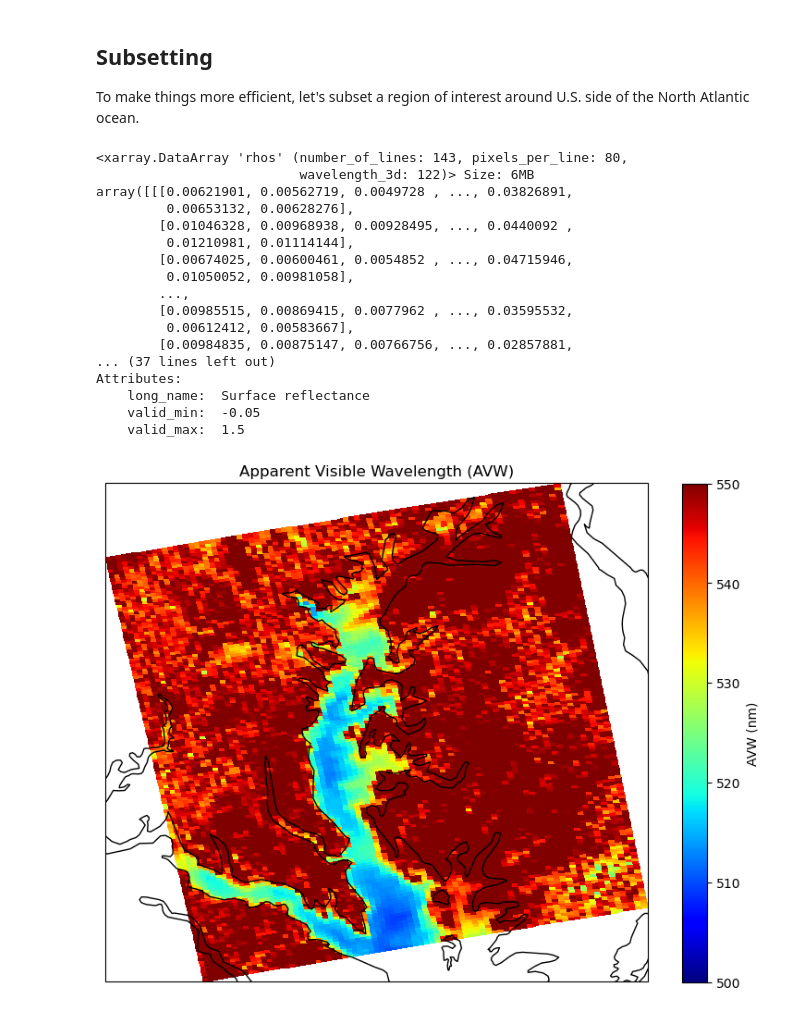
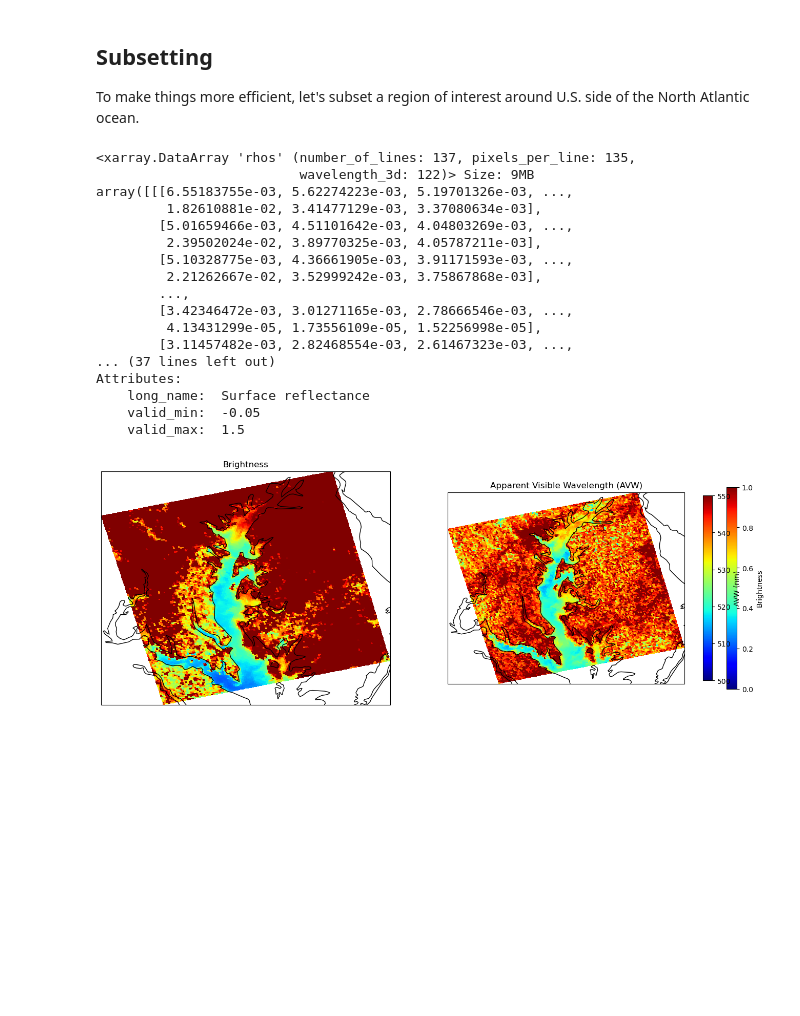
Before and after one commit to fish-pace/2026-proj-phyto-community-structure, a Jupyter notebook: contributor_folders/Shelly/AVW_fromRhos.ipynb, the cells around one changed output. Saved outputs shown, nothing was run; the diff lists cells and outputs as text; code cells hidden in the pictures; blank space fills up the shorter version.

Commit message:
Added brightness from Rhos

```diff
--- a/contributor_folders/Shelly/AVW_fromRhos.ipynb
+++ b/contributor_folders/Shelly/AVW_fromRhos.ipynb
@@ -21,7 +21,7 @@ bbox = (-76.903, 37.873, -75.608, 39.659)
 import xarray as xr
 results = earthaccess.search_data(
     short_name = "PACE_OCI_L2_SFREFL",
-    temporal = ("2024-08-27", "2024-08-27"),
+    temporal = ("2025-07-22", "2025-07-22"),
     bounding_box = bbox
 )
 fileset = earthaccess.open(results);
@@ -114,18 +114,18 @@ lon_bounds = slice(
 rhos_subset = squared_rhos_array.isel(number_of_lines=lat_bounds, pixels_per_line=lon_bounds)
 rhos_subset
 # %% [output]
-<xarray.DataArray 'rhos' (number_of_lines: 143, pixels_per_line: 80,
-                          wavelength_3d: 122)> Size: 6MB
-array([[[0.00621901, 0.00562719, 0.0049728 , ..., 0.03826891,
-         0.00653132, 0.00628276],
-        [0.01046328, 0.00968938, 0.00928495, ..., 0.0440092 ,
-         0.01210981, 0.01114144],
-        [0.00674025, 0.00600461, 0.0054852 , ..., 0.04715946,
-         0.01050052, 0.00981058],
+<xarray.DataArray 'rhos' (number_of_lines: 137, pixels_per_line: 135,
+                          wavelength_3d: 122)> Size: 9MB
+array([[[6.55183755e-03, 5.62274223e-03, 5.19701326e-03, ...,
+         1.82610881e-02, 3.41477129e-03, 3.37080634e-03],
+        [5.01659466e-03, 4.51101642e-03, 4.04803269e-03, ...,
+         2.39502024e-02, 3.89770325e-03, 4.05787211e-03],
+        [5.10328775e-03, 4.36661905e-03, 3.91171593e-03, ...,
+         2.21262667e-02, 3.52999242e-03, 3.75867868e-03],
         ...,
-        [0.00985515, 0.00869415, 0.0077962 , ..., 0.03595532,
-         0.00612412, 0.00583667],
-        [0.00984835, 0.00875147, 0.00766756, ..., 0.02857881,
+        [3.42346472e-03, 3.01271165e-03, 2.78666546e-03, ...,
+         4.13431299e-05, 1.73556109e-05, 1.52256998e-05],
+        [3.11457482e-03, 2.82468554e-03, 2.61467323e-03, ...,
 ... (37 lines left out)
 Attributes:
     long_name:  Surface reflectance
@@ -140,35 +140,39 @@ rhos_subset_range = rhos_subset.sel(wavelength_3d=slice(400, 700))
 
 # Compute AVW: sum(Rrs) / sum(Rrs / wavelength)
 avw = rhos_subset_range.sum(dim='wavelength_3d') / (rhos_subset_range / rhos_subset_range['wavelength_3d']).sum(dim='wavelength_3d')
+brightness = rhos_subset_range.integrate(coord='wavelength_3d').compute()
 # %%
-# User-defined AVW range
+# User-defined AVW range, brightness
 avw_min = 500
 avw_max = 550
+b_min = 0
+b_max = 1.0
 
 
-#fig, (ax1, ax2) = plt.subplots(1, 2, figsize=(16, 7), subplot_kw={'projection': ccrs.PlateCarree()})
-fig, (ax2) = plt.subplots(1, figsize=(16, 7), subplot_kw={'projection': ccrs.PlateCarree()})
+fig, (ax1, ax2) = plt.subplots(1, 2, figsize=(16, 7), subplot_kw={'projection': ccrs.PlateCarree()})
+#fig, (ax2) = plt.subplots(1, figsize=(16, 7), subplot_kw={'projection': ccrs.PlateCarree()})
 
 # Class map
 colors = plt.cm.jet(np.linspace(0, 1, 23))
 cmap_classes = ListedColormap(colors)
 boundaries = np.arange(1, 25)  # 23 classes → 24 boundaries
 norm_classes = BoundaryNorm(boundaries, ncolors=23, clip=True)
 
-#c1 = ax1.pcolormesh(class_map.lon, class_map.lat, class_map, cmap=cmap_classes, norm=norm_classes, shading='auto')
-#ax1.coastlines()
-#ax1.set_title('Optical Water Class')
-#cbar1 = plt.colorbar(c1, ax=ax1, ticks=np.arange(1, 24), fraction=0.035, pad=0.03)
-#cbar1.set_label('Water Class')
-#cbar1.ax.invert_yaxis()
+# Brightness map
+c1 = ax1.pcolormesh(brightness.longitude, brightness.latitude, brightness, vmin=b_min, vmax=b_max, cmap='jet', shading='auto')
+ax1.coastlines()
+ax1.set_title('Brightness')
+cbar1 = plt.colorbar(c1, ax=ax2, fraction=0.035, pad=.05)
+cbar1.set_label('Brightness')
 
 # AVW map
 c2 = ax2.pcolormesh(avw.longitude, avw.latitude, avw, cmap='jet', vmin=avw_min, vmax=avw_max, shading='auto')
 ax2.coastlines()
 ax2.set_title('Apparent Visible Wavelength (AVW)')
-cbar2 = plt.colorbar(c2, ax=ax2, fraction=0.035, pad=0.03)
+cbar2 = plt.colorbar(c2, ax=ax2, fraction=0.035, pad=0.07)
 cbar2.set_label('AVW (nm)')
+
 plt.show()
 # %% [output]
-[figure, old version]
+[figure, new version]
 # %%
```
Also changed, not shown: parts of 3 cells of this notebook.
